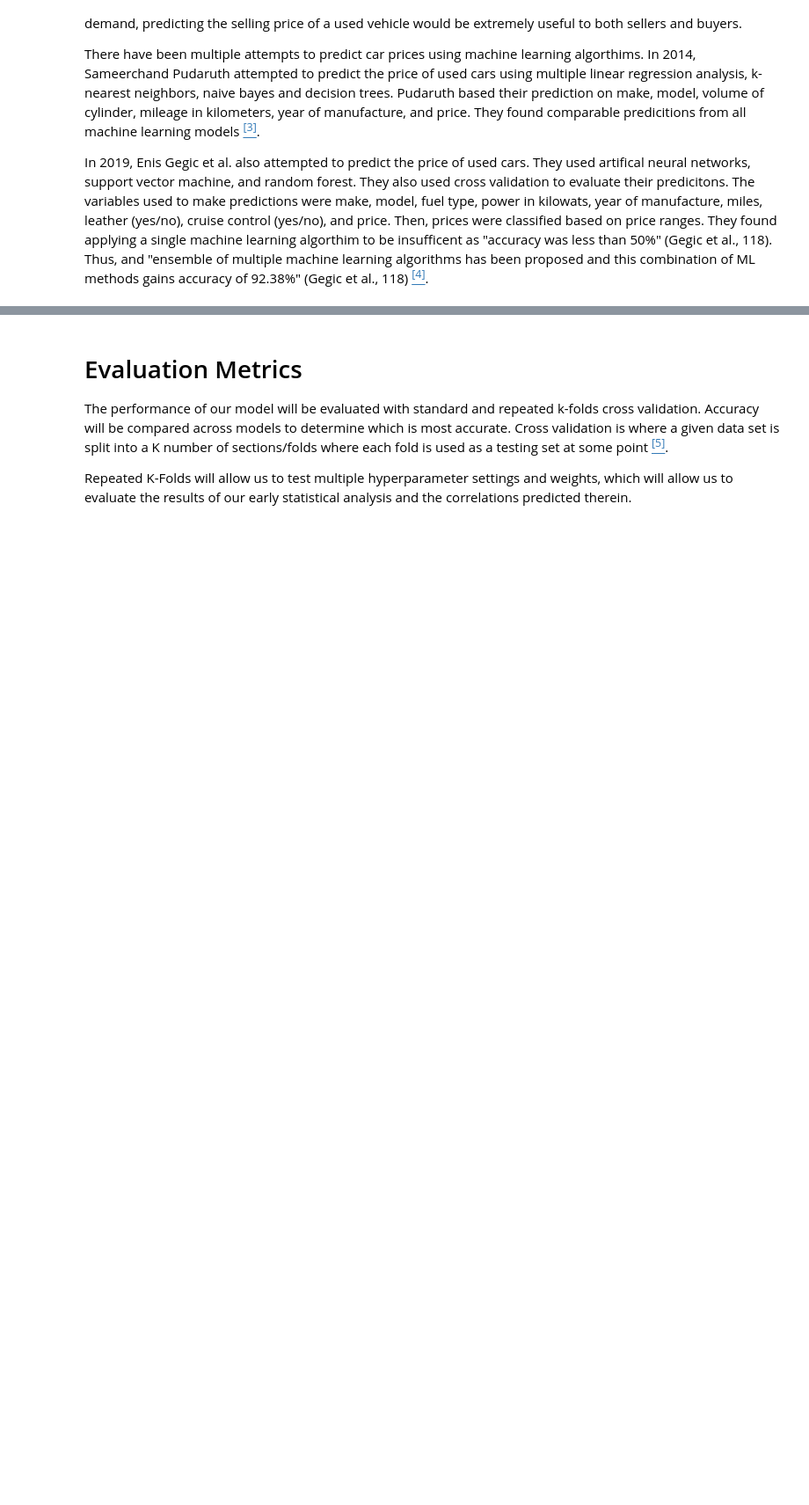
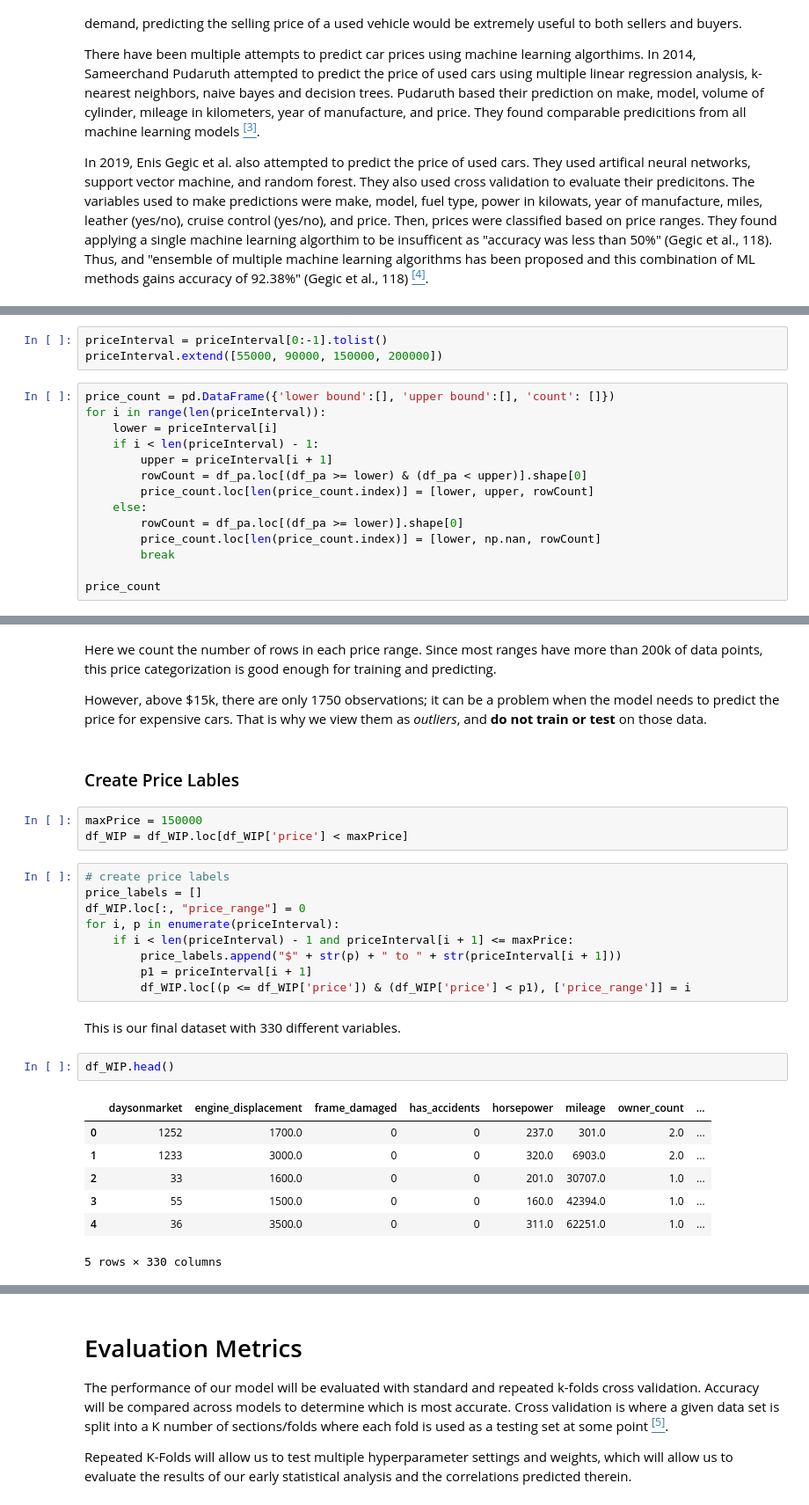
Before and after one commit to COGS118A/Group056-Sp22, a Jupyter notebook: FinalProject_group056.ipynb, the cells around one changed output, grey strips where cells are left out. Shown: that part at 88% size. Drawn from its saved outputs; the diff is of its cells as text; blank space fills up the shorter version.

```diff
--- a/FinalProject_group056.ipynb
+++ b/FinalProject_group056.ipynb
@@ -70,0 +182,17 @@ We have categorized:
+# %%
+priceInterval = priceInterval[0:-1].tolist()
+priceInterval.extend([55000, 90000, 150000, 200000])
+# %%
+price_count = pd.DataFrame({'lower bound':[], 'upper bound':[], 'count': []})
+for i in range(len(priceInterval)):
+    lower = priceInterval[i]
+    if i < len(priceInterval) - 1:
+        upper = priceInterval[i + 1]
+        rowCount = df_pa.loc[(df_pa >= lower) & (df_pa < upper)].shape[0]
+        price_count.loc[len(price_count.index)] = [lower, upper, rowCount]
+    else:
+        rowCount = df_pa.loc[(df_pa >= lower)].shape[0]
+        price_count.loc[len(price_count.index)] = [lower, np.nan, rowCount]
+        break
+
+price_count
@@ -71,3 +210,33 @@ We have categorized:
+# %% [markdown]
+Here we count the number of rows in each price range. Since most ranges have more than 200k of data points, this price categorization is good enough for training and predicting.
+
+However, above $15k, there are only 1750 observations; it can be a problem when the model needs to predict the price for expensive cars. That is why we view them as *outliers*, and **do not train or test** on those data.
+# %% [markdown]
+### Create Price Lables
+# %%
+maxPrice = 150000
+df_WIP = df_WIP.loc[df_WIP['price'] < maxPrice]
+# %%
+# create price labels
+price_labels = []
+df_WIP.loc[:, "price_range"] = 0
+for i, p in enumerate(priceInterval):
+    if i < len(priceInterval) - 1 and priceInterval[i + 1] <= maxPrice:
+        price_labels.append("$" + str(p) + " to " + str(priceInterval[i + 1]))
+        p1 = priceInterval[i + 1]
+        df_WIP.loc[(p <= df_WIP['price']) & (df_WIP['price'] < p1), ['price_range']] = i
+# %% [markdown]
+This is our final dataset with 330 different variables.
+# %%
+df_WIP.head()
+# %% [output]
+|  | daysonmarket | engine_displacement | frame_damaged | has_accidents | horsepower | mileage | owner_count | ... |
+| 0 | 1252 | 1700.0 | 0 | 0 | 237.0 | 301.0 | 2.0 | ... |
+| 1 | 1233 | 3000.0 | 0 | 0 | 320.0 | 6903.0 | 2.0 | ... |
+| 2 | 33 | 1600.0 | 0 | 0 | 201.0 | 30707.0 | 1.0 | ... |
+| 3 | 55 | 1500.0 | 0 | 0 | 160.0 | 42394.0 | 1.0 | ... |
+| 4 | 36 | 3500.0 | 0 | 0 | 311.0 | 62251.0 | 1.0 | ... |
+5 rows × 330 columns
 # %% [markdown]
 # Proposed Solution
 
```
Also changed, not shown: parts of 41 cells of this notebook.
